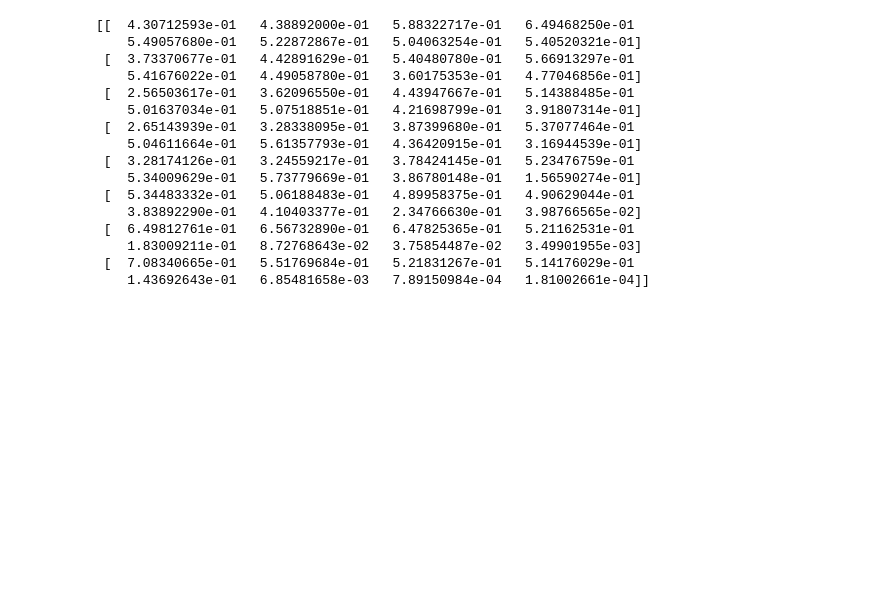
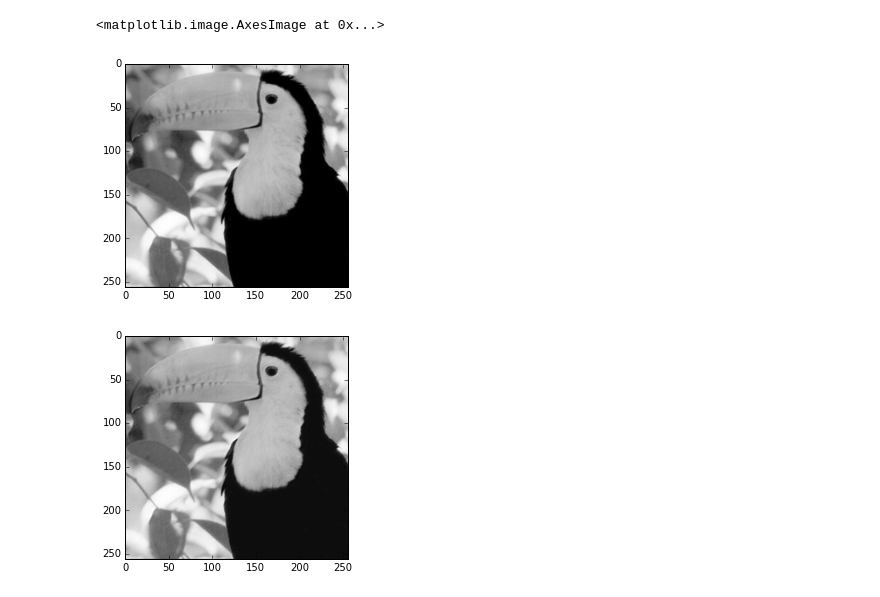
Before and after one commit to NCEghtebas/ComputerVisionCT, a Jupyter notebook: HW2/Q1.ipynb, the cells around one changed output. Saved outputs shown, nothing was run; the diff lists cells and outputs as text; code cells hidden in the pictures; blank space fills up the shorter version.

```diff
--- a/HW2/Q1.ipynb
+++ b/HW2/Q1.ipynb
@@ -1,15 +22,4 @@
 # %%
-import matplotlib.pyplot as plt
-
-import scipy.ndimage.filters
-
-from skimage.transform import pyramid_laplacian
-
-from PIL import Image
-from PIL import ImageFilter
-
-import numpy as np
-
 class pyramid(object):
     g_data=[]
     l_data=[]
@@ -47,7 +57,10 @@ class pyramid(object):
 
     @staticmethod
     def blur(img_arr):
-        return scipy.ndimage.filters.gaussian_filter(img_arr, 1)
+#         kernel = generating_kernel(0.4)
+#         return scipy.signal.convolve2d(img_arr,kernel,'same')
+#         return skimage.filters.gaussian(img_arr,sigm=1)
+        return scipy.ndimage.filters.gaussian_filter(img_arr, 1,order=1)
 
     @staticmethod
     def subsample(img_arr):
@@ -71,13 +84,18 @@ class pyramid(object):
         gauss=lapl[-1]
         for i in range(len(lapl)-1):
             up=pyramid.supersample(gauss)
-            blurred=pyramid.blur(up)
+            blurred=up
+#             blurred=pyramid.blur(up)
             added=blurred+rev_lapl[i+1]
+#             plt.imshow(rev_lepl[i+1])
             gauss=added
-            plt.figure()
-            plt.imshow(gauss,cmap="Greys_r")
+        return gauss
+#             plt.figure()
+#             plt.imshow(gauss,cmap="Greys_r")
 
 #         plt.imshow(self._blur(self._supersample(lapl[-1])+lapl[-2]),cmap="Greys_r")
+
+
 
     def level(self,i):
         return self.g_data[i]
@@ -95,51 +143,47 @@ class pyramid(object):
 # %%
 %matplotlib inline
 p=pyramid("Images/Q1/toucan.tif")
+image=np.asarray(Image.open("Images/Q1/toucan.tif"),dtype=np.float64)/255.0
+# print(image[0][0])
 # p.show_g()
 # p.show_l()
 
 laplacian=p.l_data
-# pyramid.reconstruct(laplacian)
+# new_image=pyramid.reconstruct(laplacian)
+new_image=collapse(laplacian)
+plt.figure()
+plt.imshow(image,cmap="Greys_r")
+# new_image=new_image/np.max(new_image)
+plt.figure()
+plt.imshow(new_image,cmap="Greys_r")
+
 
 # print(p.l_data[0])
 # x=np.array([[1,2],[3,4]])
 # print(p._supersample(x))
 
 # p._supersample(x)
 
 
 
 
 # image=np.asarray(Image.open("Images/Q1/mandril.tif"),dtype=np.float64)/255.0
 # # plt.imshow(image,cmap="Greys_r")
 # thing=pyramid_laplacian(image, max_layer=-1, downscale=2, sigma=2, order=1, mode='reflect', cval=0)
 # for x in thing:
 #     print(x[0][0])
 # #     plt.figure()
 # #     plt.imshow(x, cmap="Greys_r")
 #     break
-print(p.l_data[-1])
+# print(p.l_data[-1])
 # print(p.l2_data[0][0][0])
 # print np.asarray(Image.open("Images/Q1/lena_gray.gif"))
 # p=g_pyramid("Images/Q1/lena_gray.gif")
 # p.show_all()
 # p.show_l()
 # p.show_g()
 # plt.imshow(p.level(-1), cmap="Greys_r")
 # %% [output]
-[[  4.30712593e-01   4.38892000e-01   5.88322717e-01   6.49468250e-01
-    5.49057680e-01   5.22872867e-01   5.04063254e-01   5.40520321e-01]
- [  3.73370677e-01   4.42891629e-01   5.40480780e-01   5.66913297e-01
-    5.41676022e-01   4.49058780e-01   3.60175353e-01   4.77046856e-01]
- [  2.56503617e-01   3.62096550e-01   4.43947667e-01   5.14388485e-01
-    5.01637034e-01   5.07518851e-01   4.21698799e-01   3.91807314e-01]
- [  2.65143939e-01   3.28338095e-01   3.87399680e-01   5.37077464e-01
-    5.04611664e-01   5.61357793e-01   4.36420915e-01   3.16944539e-01]
- [  3.28174126e-01   3.24559217e-01   3.78424145e-01   5.23476759e-01
-    5.34009629e-01   5.73779669e-01   3.86780148e-01   1.56590274e-01]
- [  5.34483332e-01   5.06188483e-01   4.89958375e-01   4.90629044e-01
-    3.83892290e-01   4.10403377e-01   2.34766630e-01   3.98766565e-02]
- [  6.49812761e-01   6.56732890e-01   6.47825365e-01   5.21162531e-01
-    1.83009211e-01   8.72768643e-02   3.75854487e-02   3.49901955e-03]
- [  7.08340665e-01   5.51769684e-01   5.21831267e-01   5.14176029e-01
-    1.43692643e-01   6.85481658e-03   7.89150984e-04   1.81002661e-04]]
+<matplotlib.image.AxesImage at 0x...>
+[figure, added]
+[figure, added]
```
Also changed, not shown: parts of 3 cells of this notebook.
